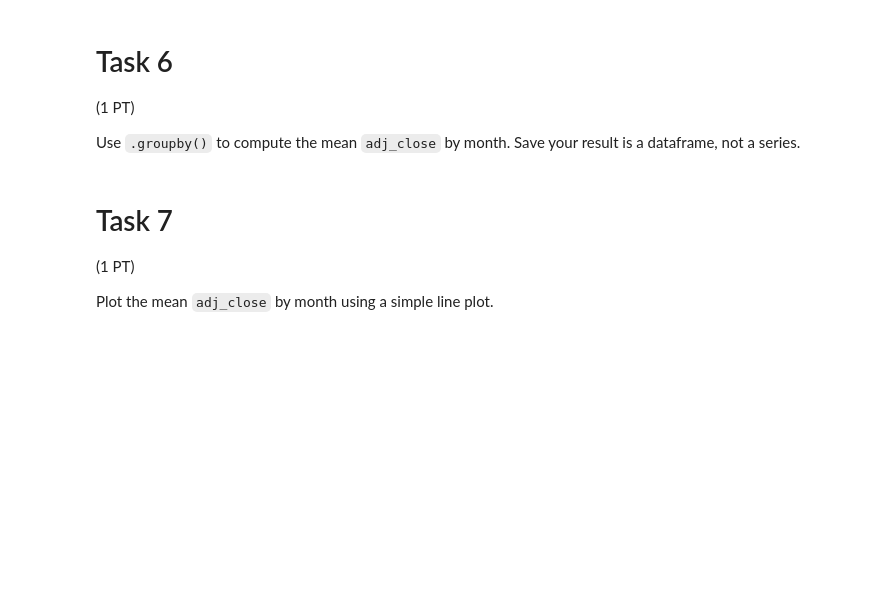
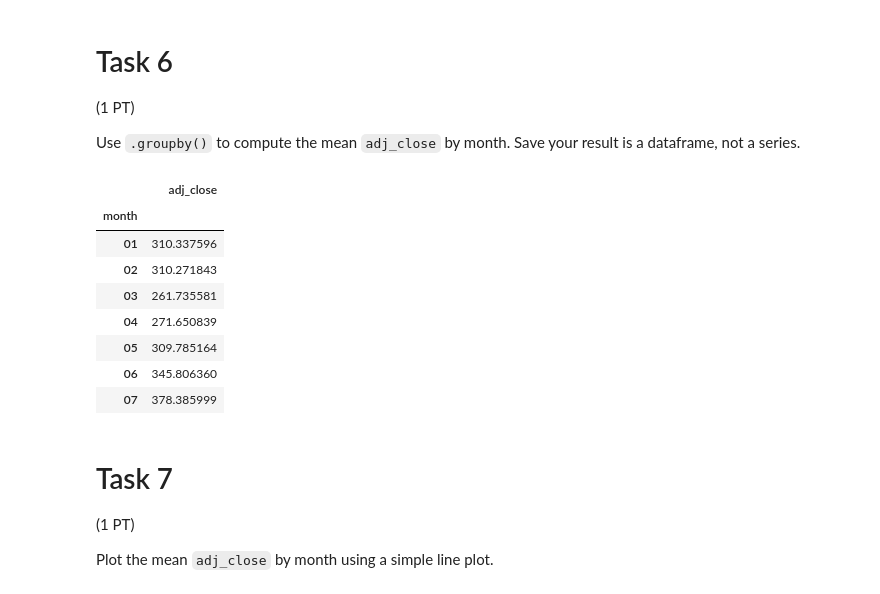
Before and after one commit to ontoligent/DS5100-activities, a Jupyter notebook: hw/M07/M07-HW-2-1.ipynb, the cells around one changed output. Saved outputs shown, nothing was run; the diff lists cells and outputs as text; code cells hidden in the pictures; blank space fills up the shorter version.

```diff
--- a/hw/M07/M07-HW-2-1.ipynb
+++ b/hw/M07/M07-HW-2-1.ipynb
@@ -122,3 +168,16 @@ Use `.groupby()` to compute the mean `adj_close` by month. Save your result is a
+# %%
+adj_close_mean_df = my_apple.prices.groupby('month').agg({'adj_close':'mean'})
+adj_close_mean_df
+# %% [output]
+|  | adj_close |
+| month |  |
+| 01 | 310.337596 |
+| 02 | 310.271843 |
+| 03 | 261.735581 |
+| 04 | 271.650839 |
+| 05 | 309.785164 |
+| 06 | 345.806360 |
+| 07 | 378.385999 |
 # %% [markdown]
 # Task 7
 
```
Also changed, not shown: parts of 11 cells of this notebook.
